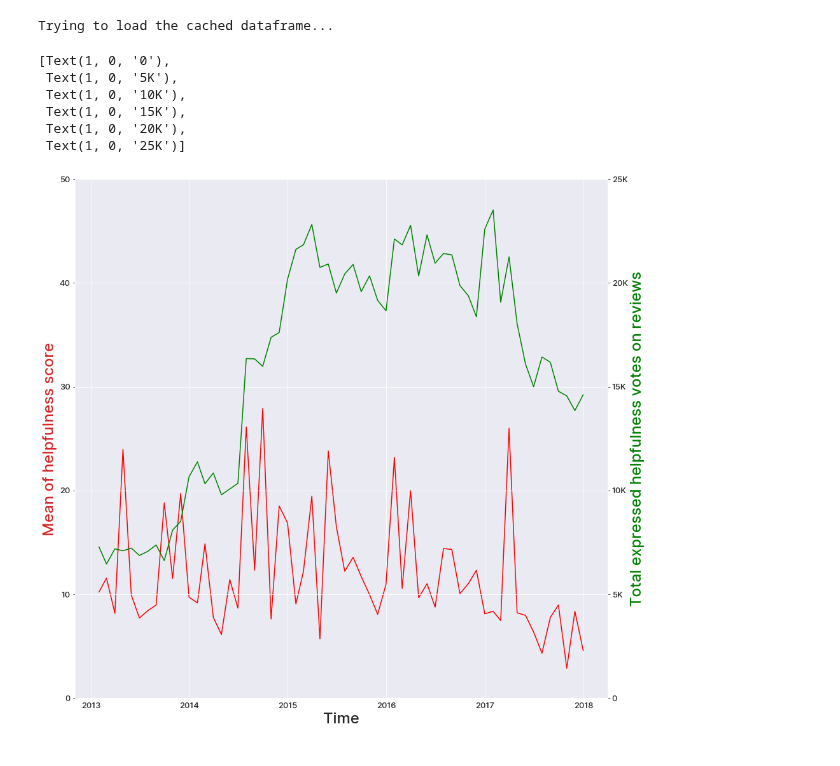
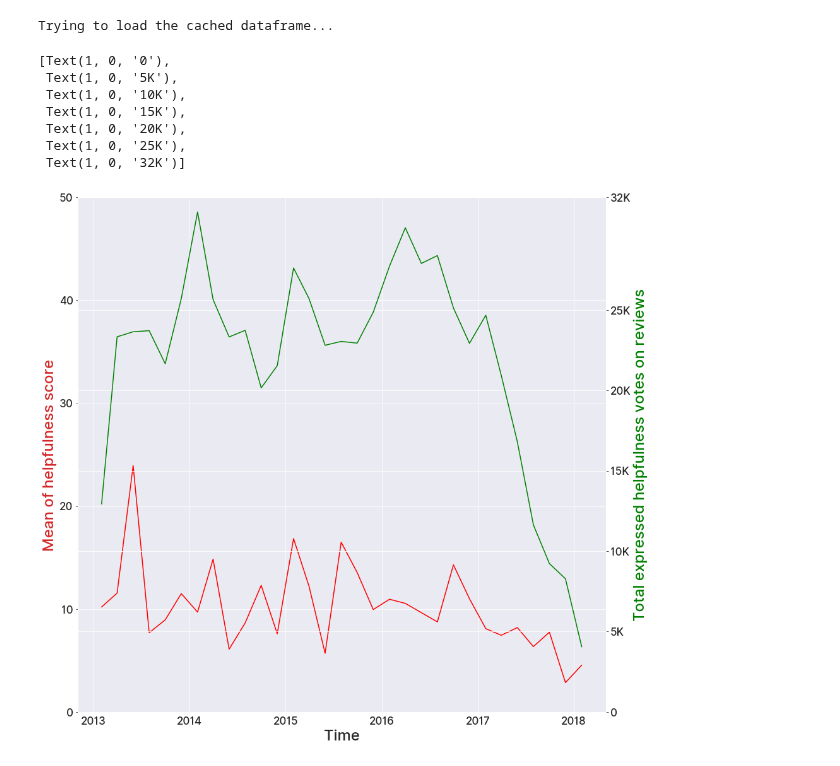
Before and after one commit to avivace/reviews-sentiment, a Jupyter notebook: scripts/exploration2.ipynb, the cells around one changed output. Drawn from its saved outputs; the diff is of its cells as text; code cells hidden in the pictures.

Commit message:
Helpfulness score graph: time granularity to 2 Months. Improvements

```diff
--- a/scripts/exploration2.ipynb
+++ b/scripts/exploration2.ipynb
@@ -21,8 +32,8 @@ from matplotlib import rcParams
 rcParams['font.family'] = 'sans-serif'
 rcParams['font.sans-serif'] = ['Inter']
 rcParams['font.weight'] = 500
-rcParams['xtick.labelsize'] = 13
-rcParams['ytick.labelsize'] = 13
+rcParams['xtick.labelsize'] = 17
+rcParams['ytick.labelsize'] = 17
 
 figOutputPath = Path("../figures/")
 
@@ -37,37 +48,38 @@ fig, ax1 = plt.subplots(figsize=(15, 15))
 df.unixReviewTime = pd.to_datetime(df.unixReviewTime, unit='s')
 # Order by helpfulness vote
 df = df.sort_values("vote",ascending=False)
 
 df2 = df[(df['unixReviewTime'] > '2013-1-1') & (df['unixReviewTime'] <= '2017-12-31')]
 
 # Group by Month
-timegrouped = df2.groupby(Grouper(key='unixReviewTime', freq='1M'))
+timegrouped = df2.groupby(Grouper(key='unixReviewTime', freq='2M'))
 # List resulting groups: grouped_df.groups.keys()
 # Cumulative sum reviews during time
 timegrouped.size().cumsum().reset_index(name="Count").set_index('unixReviewTime')
 # Keep the 25 most helpful reviews per each period of time (1M)
 top25time = timegrouped.head(20)
 # Regroup
-top25time = top25time.groupby(Grouper(key='unixReviewTime', freq='1M'))
+top25time = top25time.groupby(Grouper(key='unixReviewTime', freq='2M'))
 # Plot the mean of helpfulness score on each period
 color = 'tab:red'
 ax1.set_xlabel('Time', size=24, fontweight=500)
 ax1.set_ylabel('Mean of helpfulness score', color=color, size=24, fontweight=500)
 
 ax1.plot(top25time["vote"].mean(), color="red")
 ax2 = ax1.twinx()
 ax1.set_ylim([0,50])
 
-ax2.plot(timegrouped["vote"].count(), color="green")
+ax2.plot(timegrouped["vote"].sum(), color="green")
 ax2.set_ylim([0,25000])
 ax2.set_ylabel('Total expressed helpfulness votes on reviews', color="green", size=24, fontweight=500)
-ax2.set_yticks([0, 5000, 10000, 15000,20000,25000])
-ax2.set_yticklabels(["0", "5K", "10K", "15K", "20K", "25K"])
+ax2.set_yticks([0, 5000, 10000, 15000,20000,25000,32000])
+ax2.set_yticklabels(["0", "5K", "10K", "15K", "20K", "25K","32K"])
 # %% [output]
 [Text(1, 0, '0'),
  Text(1, 0, '5K'),
  Text(1, 0, '10K'),
  Text(1, 0, '15K'),
  Text(1, 0, '20K'),
- Text(1, 0, '25K')]
+ Text(1, 0, '25K'),
+ Text(1, 0, '32K')]
-[figure, old version]
+[figure, new version]
```
Also changed, not shown: parts of 2 cells of this notebook.
